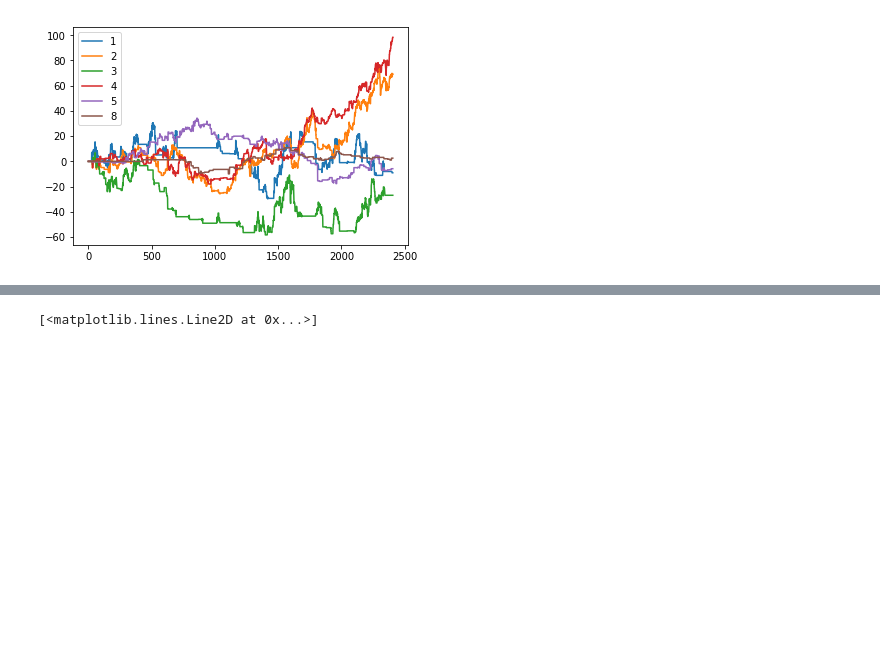
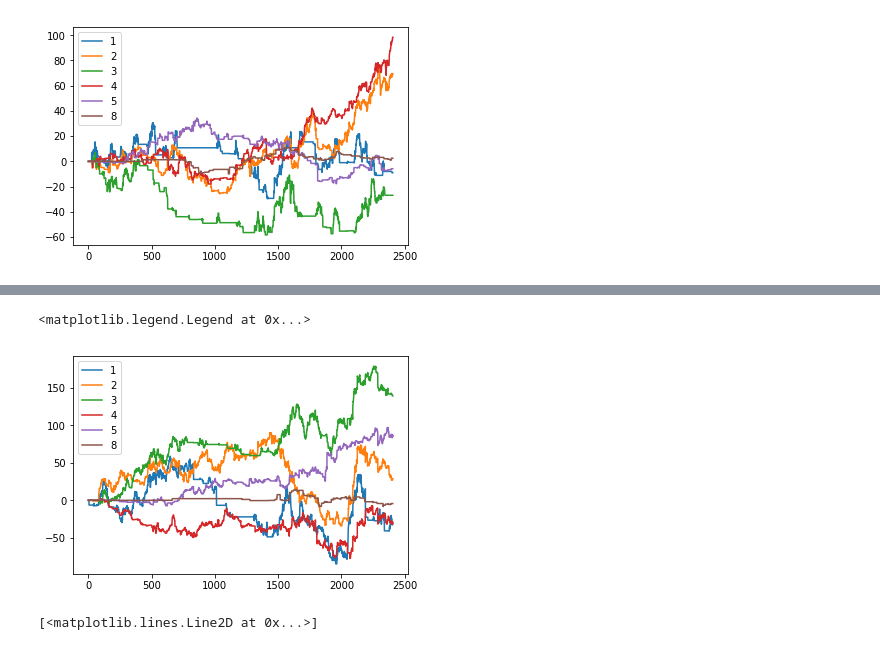
Before and after one commit to joshuap2613/MomentumTrading, a Jupyter notebook: Elo_Pairs_Trades/EloTradingMethods.ipynb, the cells around one changed output, grey strips where cells are left out. Cells and saved outputs as stored; diff of their text form; code cells hidden in the pictures; blank space fills up the shorter version.

```diff
--- a/Elo_Pairs_Trades/EloTradingMethods.ipynb
+++ b/Elo_Pairs_Trades/EloTradingMethods.ipynb
@@ -471,0 +518,18 @@ plt.legend()
+# %%
+random3_cutoff_bin1 = binary_cutoff_bet_strat(directory, stocks_random3,[],1,.01,.3)
+random3_cutoff_bin2 = binary_cutoff_bet_strat(directory, stocks_random3,[],2,.01,.3)
+random3_cutoff_bin3 = binary_cutoff_bet_strat(directory, stocks_random3,[],3,.01,.3)
+random3_cutoff_bin4 = binary_cutoff_bet_strat(directory, stocks_random3,[],4,.01,.3)
+random3_cutoff_bin5 = binary_cutoff_bet_strat(directory, stocks_random3,[],5,.01,.3)
+random3_cutoff_bin8 = binary_cutoff_bet_strat(directory, stocks_random3,[],8,.01,.3)
+# %%
+plt.plot(random3_cutoff_bin1, label ="1")
+plt.plot(random3_cutoff_bin2, label = "2")
+plt.plot(random3_cutoff_bin3, label = "3")
+plt.plot(random3_cutoff_bin4, label = "4")
+plt.plot(random3_cutoff_bin5, label = "5")
+plt.plot(random3_cutoff_bin8, label = "8")
+plt.legend()
+# %% [output]
+<matplotlib.legend.Legend at 0x...>
+[figure, added]
```
Also changed, not shown: parts of 9 cells of this notebook.
